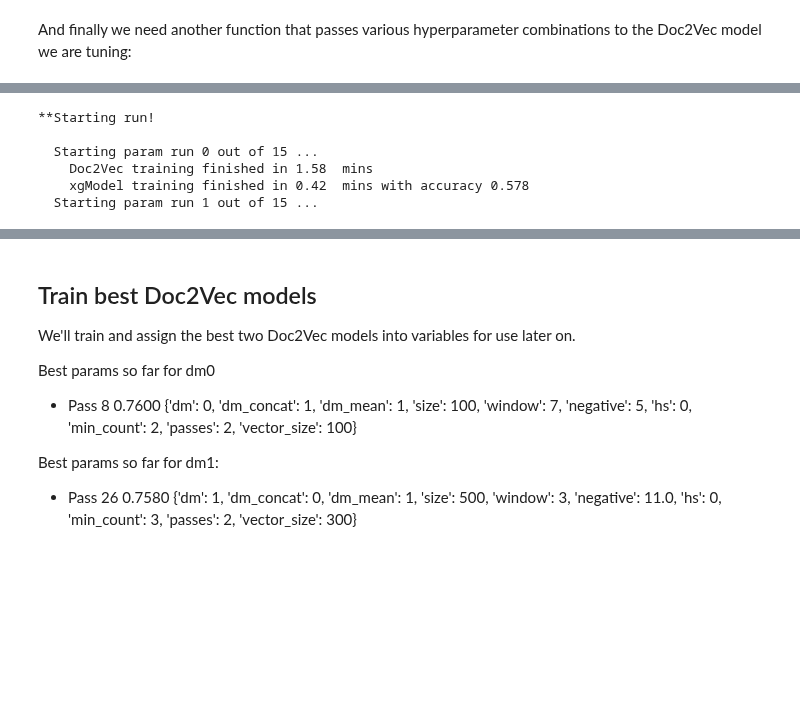
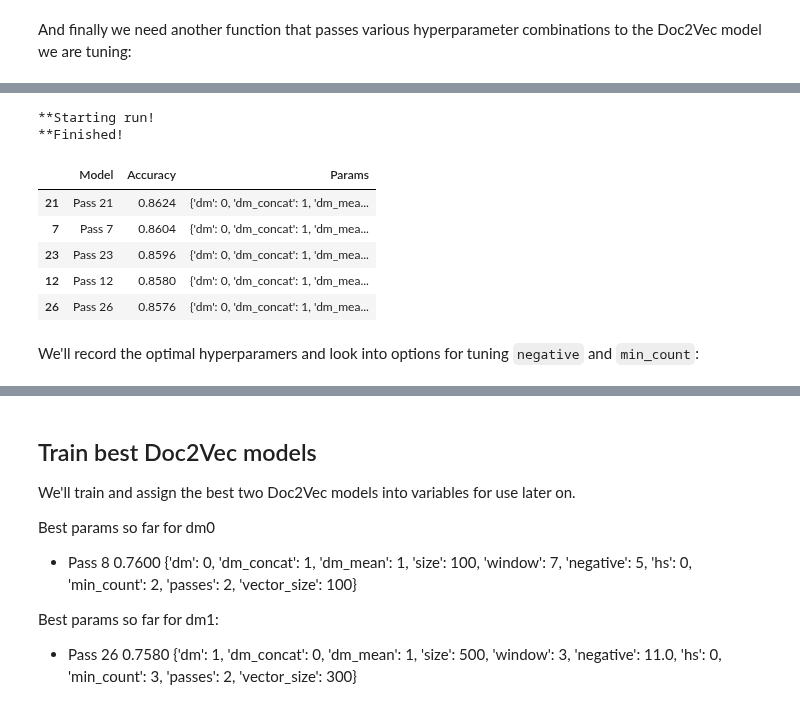
Before and after one commit to nrasch/Portfolio, a Jupyter notebook: Machine-Learning/Python/04-Classic-Datasets/Model-XGB-1.1.ipynb, the cells around one changed output, grey strips where cells are left out. Cells and saved outputs as stored; diff of their text form; code cells hidden in the pictures; blank space fills up the shorter version.

```diff
--- a/Machine-Learning/Python/04-Classic-Datasets/Model-XGB-1.1.ipynb
+++ b/Machine-Learning/Python/04-Classic-Datasets/Model-XGB-1.1.ipynb
@@ -878,13 +928,40 @@ _df.sort_values(by = ['Accuracy'], ascending = [False])
+# %%
+def tunePVDBOW_1(silent = True):
+    print("**Starting run!")
+
+    params = []
+    base = {'dm':0, 'dm_concat':1, 'dm_mean': 1, 'size':100, 'window':3, 'negative':5,
+            'hs':0, 'min_count':2, 'passes':10, 'vector_size':300, 'dbow_words':0,
+            'alpha':0.025, 'minAlpha':0.001}
+
+
+    for size_ in np.linspace(100, 500, 3):
+        for window_ in np.linspace(3, 7, 3):
+            for vector_size_ in np.linspace(100, 700, 4):
+                _ = copy.deepcopy(base)
+                _['size'] = size_
+                _['window'] = window_
+                _['vector_size'] = vector_size_
+                params.append(_)
+
+    results = searchDoc2VecParamsBase(params, silent)
+    print("**Finished!")
+
+    return results
 # %%
-_df = searchParams(False)
+_df1 = tunePVDBOW_1()
 
 # Print results sorted by Accuracy desc
 pd.set_option('display.max_colwidth', -1)
-_df.sort_values(by = ['Accuracy'], ascending = [False])
+_df1.sort_values(by = ['Accuracy'], ascending = [False]).head()
 # %% [output]
 **Starting run!
-
-  Starting param run 0 out of 15 ...
-    Doc2Vec training finished in 1.58  mins
-    xgModel training finished in 0.42  mins with accuracy 0.578
-  Starting param run 1 out of 15 ...
+**Finished!
+|  | Model | Accuracy | Params |
+| 21 | Pass 21 | 0.8624 | {'dm': 0, 'dm_concat': 1, 'dm_mea... |
+| 7 | Pass 7 | 0.8604 | {'dm': 0, 'dm_concat': 1, 'dm_mea... |
+| 23 | Pass 23 | 0.8596 | {'dm': 0, 'dm_concat': 1, 'dm_mea... |
+| 12 | Pass 12 | 0.8580 | {'dm': 0, 'dm_concat': 1, 'dm_mea... |
+| 26 | Pass 26 | 0.8576 | {'dm': 0, 'dm_concat': 1, 'dm_mea... |
+# %% [markdown]
+We'll record the optimal hyperparamers and look into options for tuning `negative` and `min_count`:
```
Also changed, not shown: parts of 27 cells of this notebook.
